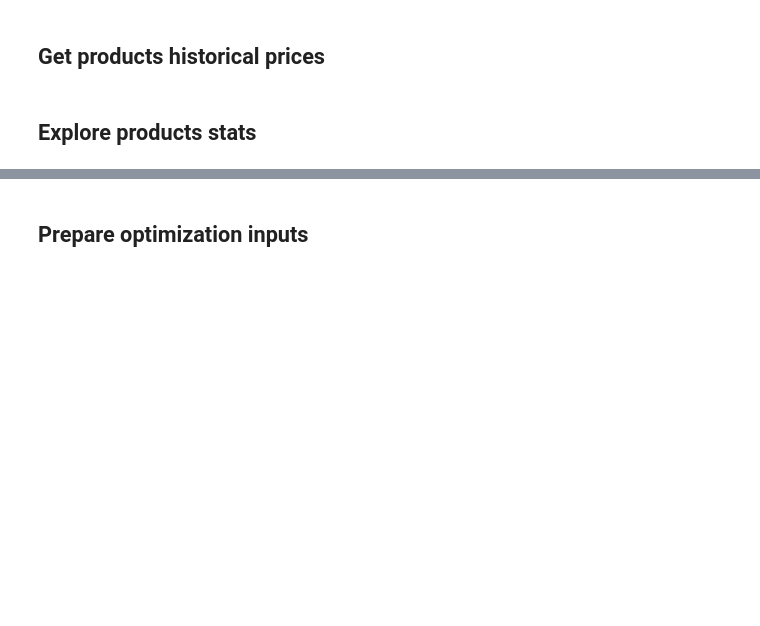
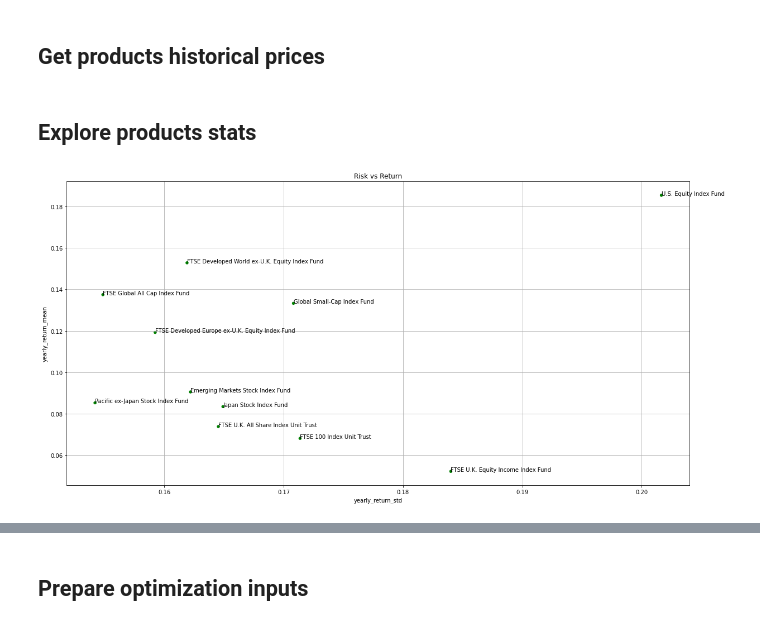
Before and after one commit to 0x26res/vanguard-optimizer, a Jupyter notebook: vanguard-optimizer.ipynb, the cells around one changed output, grey strips where cells are left out. Cells and saved outputs as stored; diff of their text form; code cells hidden in the pictures; blank space fills up the shorter version.

```diff
--- a/vanguard-optimizer.ipynb
+++ b/vanguard-optimizer.ipynb
@@ -81,9 +102,11 @@ products_df = raw_products_df[
 histories = {}
 
 for _, product in products_df.iterrows():
-    port_id = product["portId"]
+    port_id = product['portId']
     url = REQUEST_URL.format(
-        port_id=port_id, start_date=product["inceptionDate"], end_date=END_DATE
+        port_id=port_id,
+        start_date=product['inceptionDate'],
+        end_date=END_DATE
     )
     request = requests.get(url)
     assert request.status_code == 200
@@ -114,16 +135,16 @@ historical_df = pd.concat(dfs, ignore_index=True)
 ## Explore products stats
 # %%
 pivoted_returns = (
-    historical_df.pivot(index=["date"], columns=["sedol"], values=["day_return"])
-    .droplevel(0, axis=1)
-    .dropna(how="any")[lambda x: sorted(x.columns)]
+    historical_df
+        .pivot(index=['date'], columns=['sedol'], values=['day_return'])
+        .droplevel(0, axis=1)
+        .dropna(how='any')
+        [lambda x: sorted(x.columns)]
 )
 # %%
-yearly_returns_mean = ((1 + pivoted_returns.mean()) ** 252 - 1).rename(
-    "yearly_return_mean"
-)
-yearly_returns_std = (pivoted_returns.std() * np.sqrt(252)).rename("yearly_return_std")
-counts = pivoted_returns.count().rename("count")
+yearly_returns_mean = ((1 + pivoted_returns.mean()) ** 252 -1).rename('yearly_return_mean')
+yearly_returns_std = (pivoted_returns.std() * np.sqrt(252)).rename('yearly_return_std')
+counts = pivoted_returns.count().rename('count')
 
 stats = pd.concat([yearly_returns_mean, yearly_returns_std, counts], axis=1)
 # %%
@@ -131,28 +152,28 @@ products_stats_df = products_df.join(stats, on="sedol")
 # %%
 ax = (
     products_stats_df
-    # .set_index('year_std')
+    #.set_index('year_std')
     .plot.scatter(
-        x="yearly_return_std",
-        y="yearly_return_mean",
+        x='yearly_return_std',
+        y='yearly_return_mean',
         grid=True,
         figsize=(20, 10),
-        c=products_stats_df["assetCode"].map(ASSET_COLOURS),
+        c=products_stats_df['assetCode'].map(ASSET_COLOURS)
     )
 )
 
-
 def label_point(x, y, val, ax):
-    a = pd.concat({"x": x, "y": y, "val": val}, axis=1)
+    a = pd.concat({'x': x, 'y': y, 'val': val}, axis=1)
     for i, point in a.iterrows():
-        ax.text(point["x"], point["y"], str(point["val"]))
-
+        ax.text(point['x'], point['y'], str(point['val']))
 
 label_point(
-    products_stats_df["yearly_return_std"],
-    products_stats_df["yearly_return_mean"],
-    products_stats_df["name"],
-    ax,
+    products_stats_df['yearly_return_std'],
+    products_stats_df['yearly_return_mean'],
+    products_stats_df['name'],
+    ax
 )
 _ = ax.set_title("Risk vs Return")
+# %% [output]
+[figure, added]
 # %%
```
Also changed, not shown: parts of 24 cells of this notebook, 1 other file.
